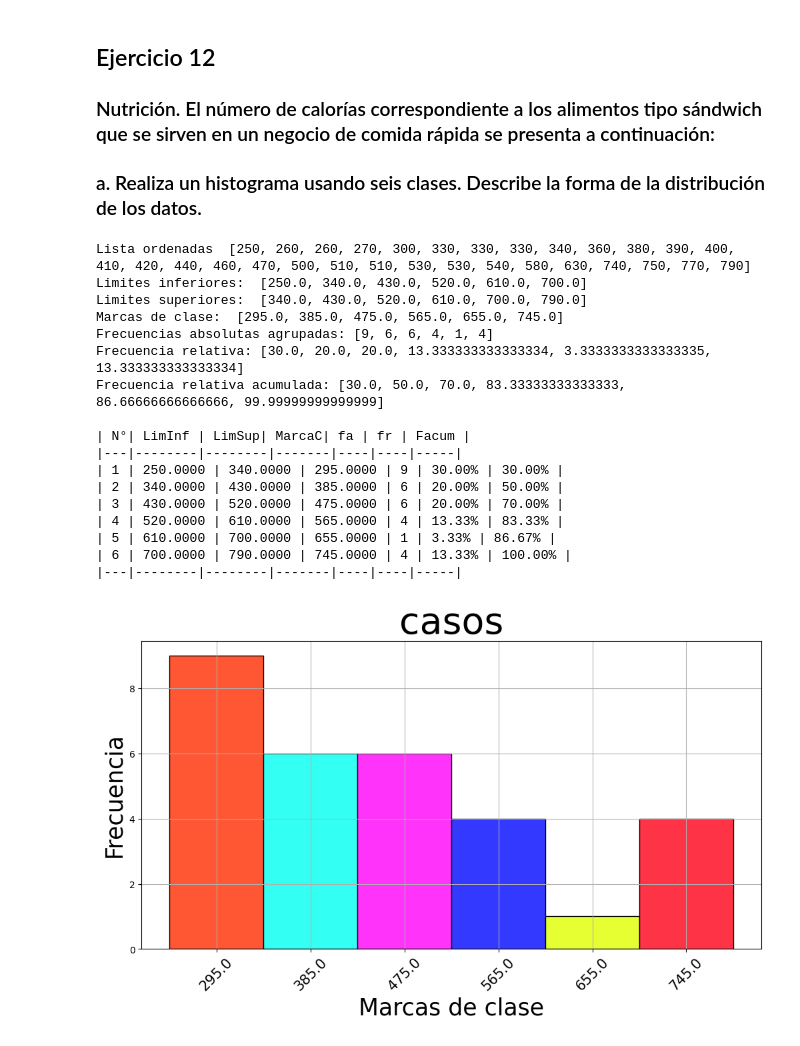
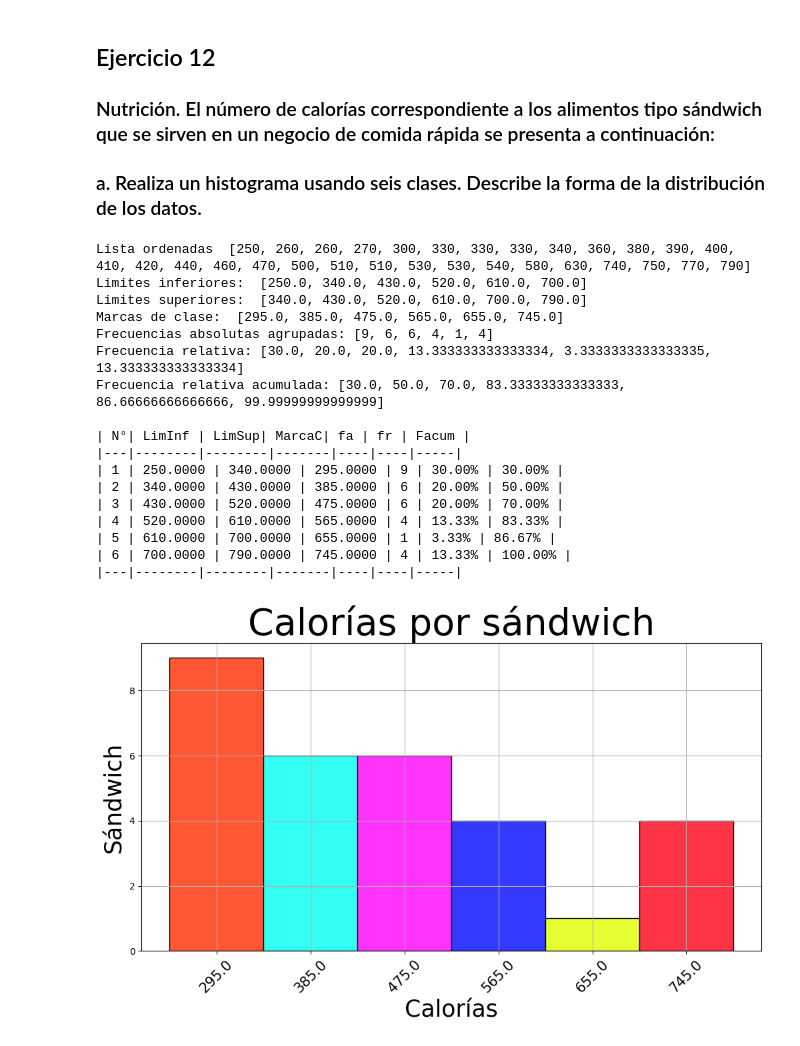
Before and after one commit to AbrahamCalva/ACVerano2024T1, a Jupyter notebook: ejercicios.ipynb, the cells around one changed output. Drawn from its saved outputs; the diff is of its cells as text; code cells hidden in the pictures.

```diff
--- a/ejercicios.ipynb
+++ b/ejercicios.ipynb
@@ -115,34 +115,34 @@ fr = s.obtener_frecuencia_relativa(fa)
 print("Frecuencia relativa:",fr)
 facum=l.obtener_frecuencia_relativa_acumulada(fr)
 print("Frecuencia relativa acumulada:", facum)
 print()
 tabla_generada = h.generar_tabla_distribucion_frecuencias(ordenadas, lim_inf, lim_sup,mrks, fa, fr, facum)
 
 print(tabla_generada)
 
 marcas_clases= i.obtener_indices(mrks)
 
-labelx = "Marcas de clase"
-labely = "Frecuencia"
-titulo = "casos"
+labelx = "Calorías"
+labely = "Sándwich"
+titulo = "Calorías por sándwich"
 
 ht.generar_histograma(marcas_clases, fa, mrks, labelx, labely, titulo)
 # %% [output]
 Lista ordenadas  [250, 260, 260, 270, 300, 330, 330, 330, 340, 360, 380, 390, 400, 410, 420, 440, 460, 470, 500, 510, 510, 530, 530, 540, 580, 630, 740, 750, 770, 790]
 Limites inferiores:  [250.0, 340.0, 430.0, 520.0, 610.0, 700.0]
 Limites superiores:  [340.0, 430.0, 520.0, 610.0, 700.0, 790.0]
 Marcas de clase:  [295.0, 385.0, 475.0, 565.0, 655.0, 745.0]
 Frecuencias absolutas agrupadas: [9, 6, 6, 4, 1, 4]
 Frecuencia relativa: [30.0, 20.0, 20.0, 13.333333333333334, 3.3333333333333335, 13.333333333333334]
 Frecuencia relativa acumulada: [30.0, 50.0, 70.0, 83.33333333333333, 86.66666666666666, 99.99999999999999]
 
 | N°| LimInf | LimSup| MarcaC| fa | fr | Facum |
 |---|--------|--------|-------|----|----|-----|
 | 1 | 250.0000 | 340.0000 | 295.0000 | 9 | 30.00% | 30.00% |
 | 2 | 340.0000 | 430.0000 | 385.0000 | 6 | 20.00% | 50.00% |
 | 3 | 430.0000 | 520.0000 | 475.0000 | 6 | 20.00% | 70.00% |
 | 4 | 520.0000 | 610.0000 | 565.0000 | 4 | 13.33% | 83.33% |
 | 5 | 610.0000 | 700.0000 | 655.0000 | 1 | 3.33% | 86.67% |
 | 6 | 700.0000 | 790.0000 | 745.0000 | 4 | 13.33% | 100.00% |
 |---|--------|--------|-------|----|----|-----|
-[figure, old version]
+[figure, new version]
```
Also changed, not shown: parts of 2 cells of this notebook.
